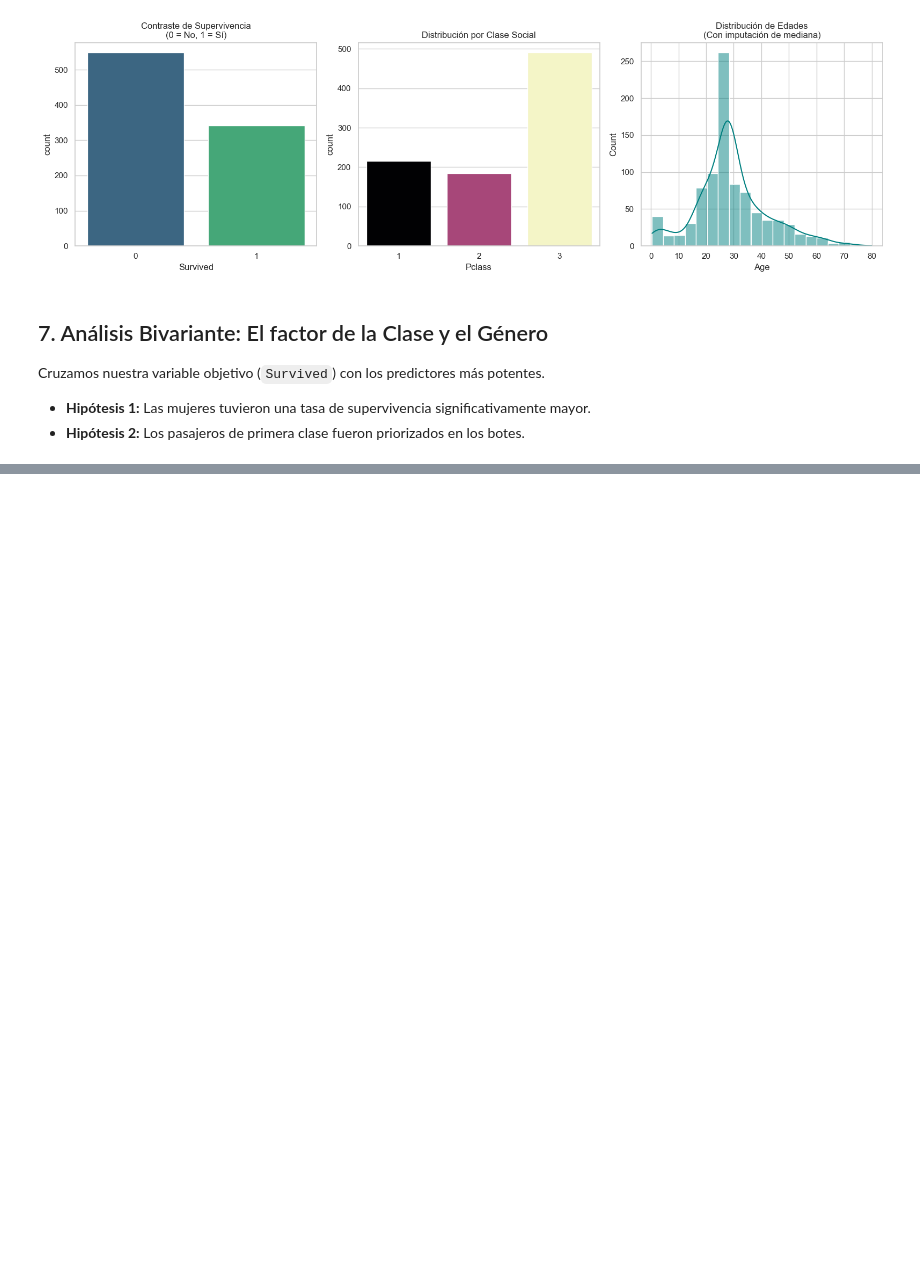
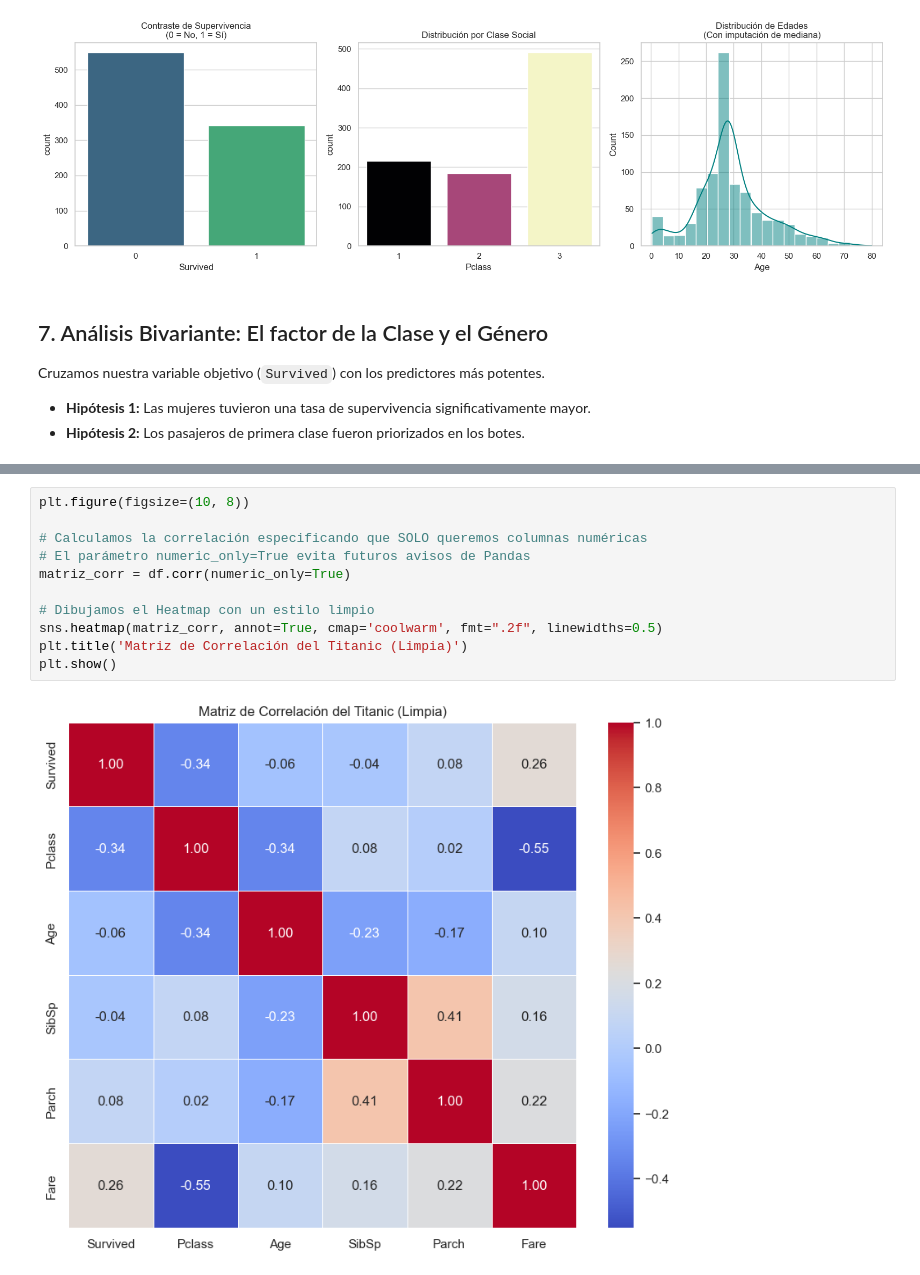
Before and after one commit to chema74/IA_Especialista, a Jupyter notebook: notebooks/mes_01_datos/S1_titanic_eda.ipynb, the cells around one changed output, grey strips where cells are left out. Saved outputs shown, nothing was run; the diff lists cells and outputs as text; blank space fills up the shorter version.

```diff
--- a/notebooks/mes_01_datos/S1_titanic_eda.ipynb
+++ b/notebooks/mes_01_datos/S1_titanic_eda.ipynb
@@ -158,0 +149,13 @@ Passing `palette` without assigning `hue` is deprecated and will be removed in v
+# %%
+plt.figure(figsize=(10, 8))
+
+# Calculamos la correlación especificando que SOLO queremos columnas numéricas
+# El parámetro numeric_only=True evita futuros avisos de Pandas
+matriz_corr = df.corr(numeric_only=True)
+
+# Dibujamos el Heatmap con un estilo limpio
+sns.heatmap(matriz_corr, annot=True, cmap='coolwarm', fmt=".2f", linewidths=0.5)
+plt.title('Matriz de Correlación del Titanic (Limpia)')
+plt.show()
+# %% [output]
+[figure, added]
```
Also changed, not shown: parts of 2 cells of this notebook.
